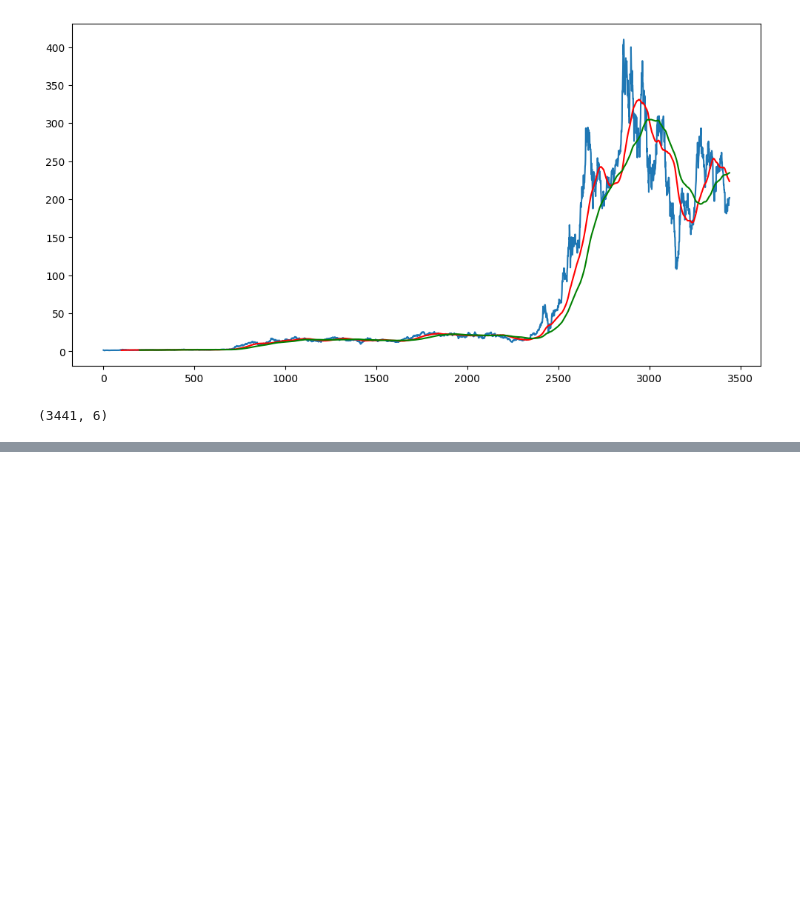
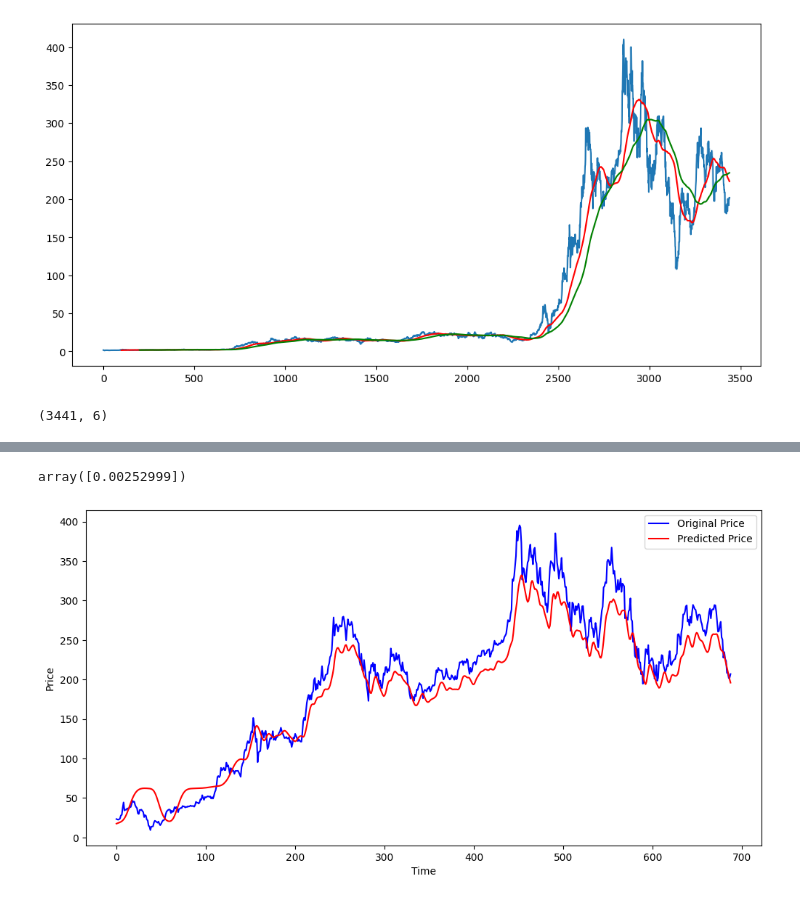
Before and after one commit to NolanMM/Notebook-Practice-NolanM, a Jupyter notebook: Stock Trend Prediction Streamlit/LSTM Model Pandas.ipynb, the cells around one changed output, grey strips where cells are left out. Drawn from its saved outputs; the diff is of its cells as text; code cells hidden in the pictures; blank space fills up the shorter version.

```diff
--- a/Stock Trend Prediction Streamlit/LSTM Model Pandas.ipynb
+++ b/Stock Trend Prediction Streamlit/LSTM Model Pandas.ipynb
@@ -164,0 +290,9 @@ data_training_transform = scaler.fir_transform(data_training)
+# %%
+x_validate = []
+y_validate = []
+
+for i in range(100, input_validating_data.shape[0]):
+    x_validate.append(input_validating_data[i - 100 : i])
+    y_validate.append(input_validating_data[i, 0])
+# %%
+x_validate_np, y_validate_np = np.array(x_validate), np.array(y_validate)
@@ -164,0 +305,2 @@ data_training_transform = scaler.fir_transform(data_training)
+# %%
+y_validate_predicted = model.predict(x_validate_np)
@@ -164,0 +353,18 @@ data_training_transform = scaler.fir_transform(data_training)
+# %%
+scaler.scale_
+# %% [output]
+array([0.00252999])
+# %%
+scale_factor = 1/0.00252999
+y_predicted_scale_again = y_validate_predicted * scale_factor
+y_validate_scale_again = y_validate_np * scale_factor
+# %%
+plt.figure(figsize=(12,6))
+plt.plot(y_validate_scale_again, 'b', label = 'Original Price')
+plt.plot(y_predicted_scale_again, 'r', label = 'Predicted Price')
+plt.xlabel('Time')
+plt.ylabel('Price')
+plt.legend()
+plt.show()
+# %% [output]
+[figure, added]
```
Also changed, not shown: parts of 23 cells of this notebook, 5 other files.
